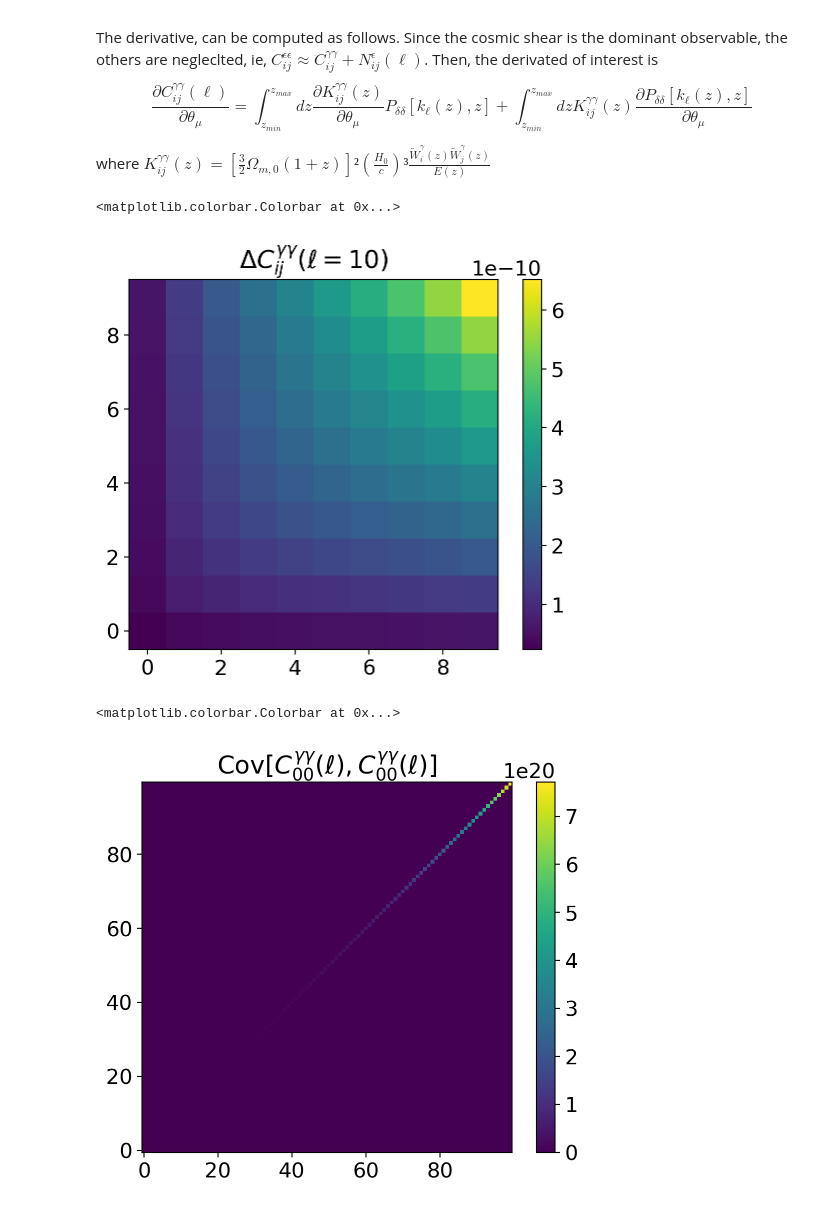
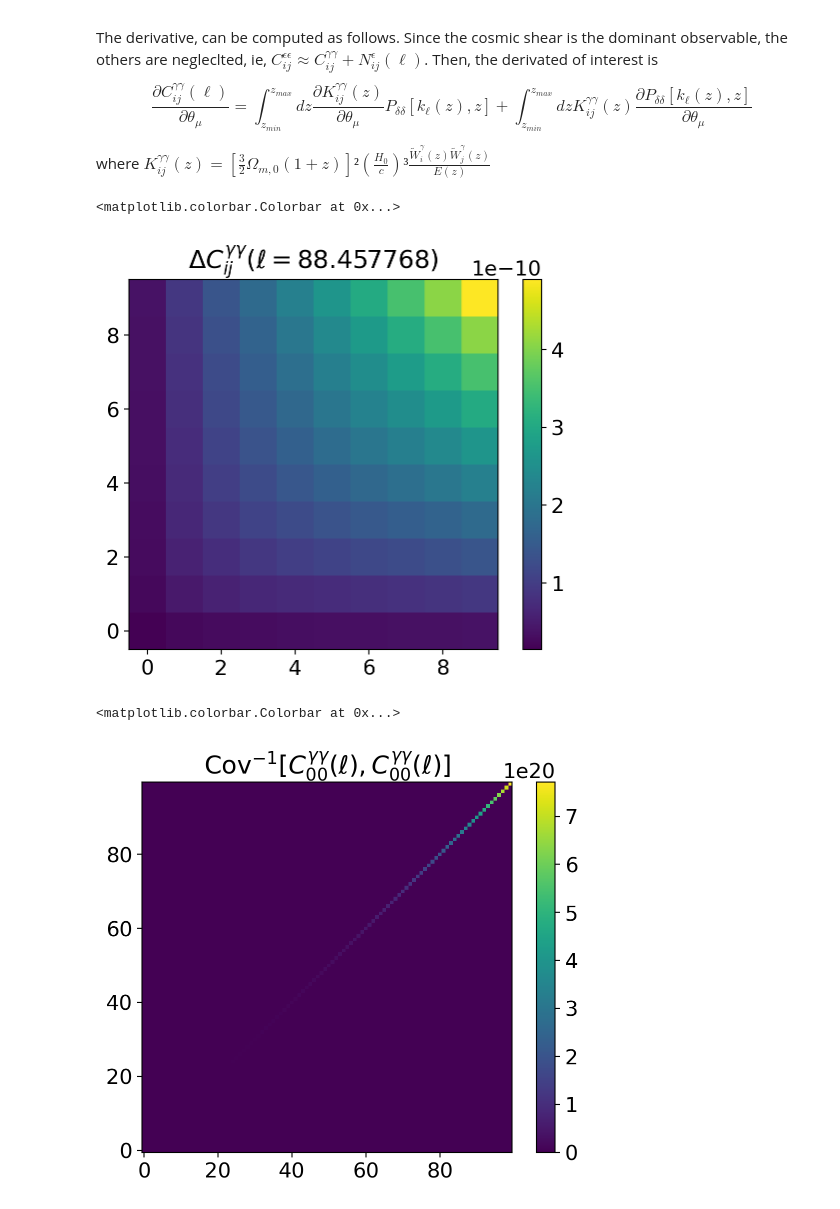
Before and after one commit to vPedreros/dfi-summer-2023, a Jupyter notebook: summer_nb.ipynb, the cells around one changed output. Saved outputs shown, nothing was run; the diff lists cells and outputs as text; code cells hidden in the pictures.

```diff
--- a/summer_nb.ipynb
+++ b/summer_nb.ipynb
@@ -380,12 +361,0 @@ cosmic_shear_array = np.reshape(load_cosmic, (load_cosmic.shape[0], load_cosmic.
-# %%
-fig, ax = plt.subplots()
-
-ls = np.arange(100, 1501)
-i, j = 9, 9
-
-for l in ls:
-    ax.scatter(l, cosmic_shear_array[l-100, i, j], c='mediumpurple', s=0.5)
-ax.set_xlim((100, 300))
-ax.set_xlabel('Multipole $\ell$')
-ax.set_ylabel(r'$C_{%s%s}^{\gamma\gamma}(\ell)$'%(str(i),str(j)));
-#ax.legend()
@@ -451,17 +418,17 @@ def error_convergence(l_idx, fsky=(1/15000), dl=1490):
     term2 = cosmic_shear[l_idx]
     return term1 * term2
 # %%
-ell_idx = 10
+ell_idx = 43
 
 fig, ax = plt.subplots()
 
 im = ax.imshow(error_convergence(ell_idx))
-ax.set_title('$\Delta C_{ij}^{\gamma\gamma}(\ell=%i)$'%ell_idx)
+ax.set_title('$\Delta C_{ij}^{\gamma\gamma}(\ell=%f)$'%ls_eval[ell_idx])
 ax.set_ylim(ax.get_ylim()[::-1])
 fig.colorbar(im)
 # %% [output]
 <matplotlib.colorbar.Colorbar at 0x...>
-[figure, old version]
+[figure, new version]
 # %%
 def covariance(i, j, m, n, fsky=(1/15000)):
     covariance_matrix = np.zeros((100, 100))
@@ -478,9 +445,9 @@ m, n = 0, 0
 fig, ax = plt.subplots()
 
 im = ax.imshow(np.linalg.inv(covariance(i, j, m, n)))
-ax.set_title('Cov$[C_{%i%i}^{\gamma\gamma}(\ell), C_{%i%i}^{\gamma\gamma}(\ell)]$'%(i,j,m,n))
+ax.set_title('Cov$^{-1}[C_{%i%i}^{\gamma\gamma}(\ell), C_{%i%i}^{\gamma\gamma}(\ell)]$'%(i,j,m,n))
 ax.set_ylim(ax.get_ylim()[::-1])
 fig.colorbar(im)
 # %% [output]
 <matplotlib.colorbar.Colorbar at 0x...>
-[figure, old version]
+[figure, new version]
```
Also changed, not shown: parts of 26 cells of this notebook.
